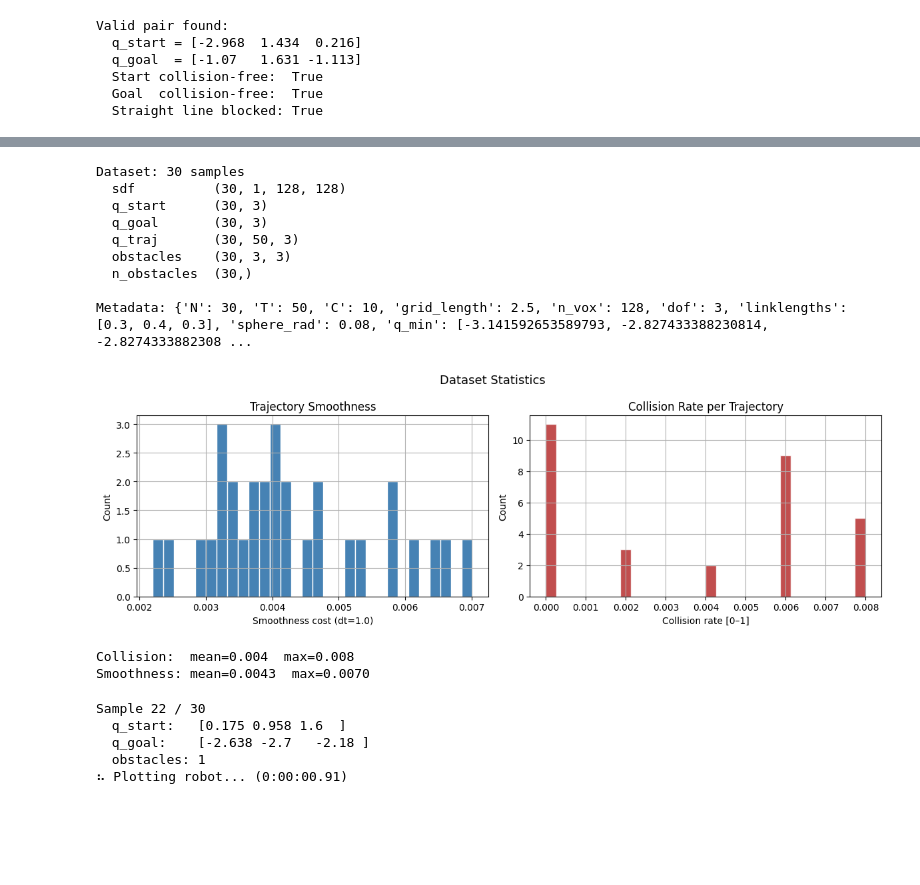
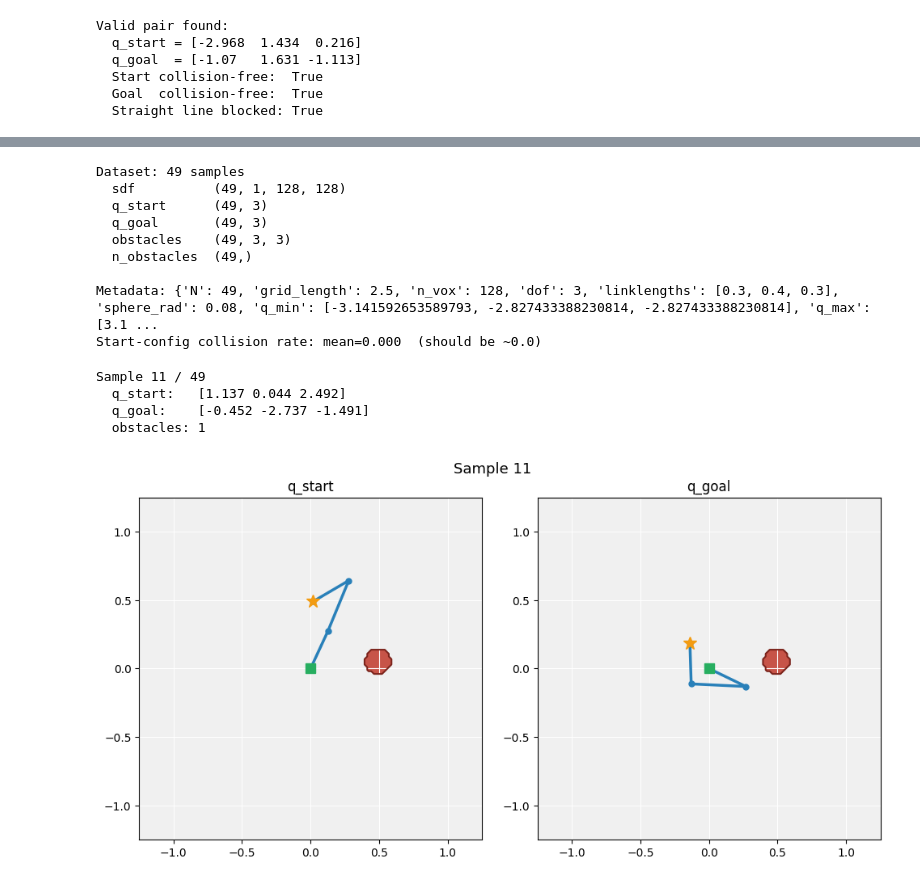
Before and after one commit to mangam-02/Self-Supervised-Learning-for-Robot-Motion-Planning, a Jupyter notebook: src/create_training_data.ipynb, the cells around one changed output, grey strips where cells are left out. Drawn from its saved outputs; the diff is of its cells as text; code cells hidden in the pictures; blank space fills up the shorter version.

```diff
--- a/src/create_training_data.ipynb
+++ b/src/create_training_data.ipynb
@@ -200,90 +180,73 @@ else:
     dof = dataset["metadata"]["dof"]
 
     print(f"Dataset: {N} samples")
-    for key in ("sdf", "q_start", "q_goal", "q_traj", "obstacles", "n_obstacles"):
+    for key in ("sdf", "q_start", "q_goal", "obstacles", "n_obstacles"):
         print(f"  {key:<12} {tuple(dataset[key].shape)}")
     print(f"\nMetadata: {dataset['metadata']}")
 
-    # Evaluate smoothness
-    smoothness = [
-        compute_smoothness_cost(dataset["q_traj"][i].unsqueeze(0), dt=1.0).item()
-        for i in range(min(N, 500))
-    ]
-
-    # Evaluate collision rate
+    # Evaluate collision rate of straight-line paths (sanity check: should be ~1.0)
     coll_rates = []
     for i in range(min(N, 100)):
-        q_t   = dataset["q_traj"][i]
         sdf_i = dataset["sdf"][i, 0]
-        sp    = get_world_spheres_torch(q_t, robot)
+        q_s   = dataset["q_start"][i].numpy()
+        q_g   = dataset["q_goal"][i].numpy()
+        sp    = get_world_spheres_torch(dataset["q_start"][i:i+1], robot)
         dist  = query_sdf_differentiable(sdf_i, sp.reshape(-1, 2), GRID_LENGTH)
         coll_rates.append((dist < 0).float().mean().item())
 
-    # Visualization in histograms
-    fig, axes = plt.subplots(1, 2, figsize=(12, 4))
-    axes[0].hist(smoothness, bins=30, color="steelblue", edgecolor="white")
-    axes[0].set(xlabel="Smoothness cost (dt=1.0)", ylabel="Count", title="Trajectory Smoothness")
-    axes[0].grid(True)
-
-    axes[1].hist(coll_rates, bins=30, color="firebrick", edgecolor="white", alpha=0.8)
-    axes[1].set(xlabel="Collision rate [0–1]", ylabel="Count", title="Collision Rate per Trajectory")
-    axes[1].grid(True)
-
-    plt.suptitle("Dataset Statistics", fontsize=13)
-    plt.tight_layout()
-    plt.show()
-
-    print(f"Collision:  mean={np.mean(coll_rates):.3f}  max={np.max(coll_rates):.3f}")
-    print(f"Smoothness: mean={np.mean(smoothness):.4f}  max={np.max(smoothness):.4f}")
+    print(f"Start-config collision rate: mean={np.mean(coll_rates):.3f}  (should be ~0.0)")
 # %% [output]
-Dataset: 30 samples
-  sdf          (30, 1, 128, 128)
-  q_start      (30, 3)
-  q_goal       (30, 3)
-  q_traj       (30, 50, 3)
-  obstacles    (30, 3, 3)
-  n_obstacles  (30,)
+Dataset: 49 samples
+  sdf          (49, 1, 128, 128)
+  q_start      (49, 3)
+  q_goal       (49, 3)
+  obstacles    (49, 3, 3)
+  n_obstacles  (49,)
 
-Metadata: {'N': 30, 'T': 50, 'C': 10, 'grid_length': 2.5, 'n_vox': 128, 'dof': 3, 'linklengths': [0.3, 0.4, 0.3], 'sphere_rad': 0.08, 'q_min': [-3.141592653589793, -2.827433388230814, -2.8274333882308 ...
+Metadata: {'N': 49, 'grid_length': 2.5, 'n_vox': 128, 'dof': 3, 'linklengths': [0.3, 0.4, 0.3], 'sphere_rad': 0.08, 'q_min': [-3.141592653589793, -2.827433388230814, -2.827433388230814], 'q_max': [3.1 ...
+Start-config collision rate: mean=0.000  (should be ~0.0)
-[figure, removed]
-Collision:  mean=0.004  max=0.008
-Smoothness: mean=0.0043  max=0.0070
 # %%
 # ---- Visualize a random sample from the dataset ----
 dataset = torch.load("data/training_dataset.pt", weights_only=False)
 N_ds    = dataset["metadata"]["N"]
 
 robot_ds = RobotInfo.from_linklengths(
     dataset["metadata"]["linklengths"],
     sphere_rad=dataset["metadata"]["sphere_rad"],
 )
 
 SAMPLE_IDX = None  # set to an integer to pin a specific sample
 if SAMPLE_IDX is None:
     SAMPLE_IDX = torch.randint(0, N_ds, (1,)).item()
 
-q_start_np    = dataset["q_start"][SAMPLE_IDX].numpy()
-q_goal_np     = dataset["q_goal"][SAMPLE_IDX].numpy()
-q_traj_ref_np = dataset["q_traj"][SAMPLE_IDX].numpy()
+q_start_np = dataset["q_start"][SAMPLE_IDX].numpy()
+q_goal_np  = dataset["q_goal"][SAMPLE_IDX].numpy()
 
 n_obs    = dataset["n_obstacles"][SAMPLE_IDX].item()
 obs_data = dataset["obstacles"][SAMPLE_IDX]
 obstacles_sample = Obstacles(
     x=obs_data[:n_obs, 0].numpy(),
     y=obs_data[:n_obs, 1].numpy(),
     r=obs_data[:n_obs, 2].numpy(),
 )
 
 print(f"Sample {SAMPLE_IDX} / {N_ds}")
 print(f"  q_start:   {np.round(q_start_np, 3)}")
 print(f"  q_goal:    {np.round(q_goal_np, 3)}")
 print(f"  obstacles: {n_obs}")
 
-viz = RobotViewer(q_traj_ref_np, robot_ds, obstacles=obstacles_sample)
-viz.plot()
+# Visualize start and goal configurations
+fig, axes = plt.subplots(1, 2, figsize=(10, 5))
+sdf_sample = dataset["sdf"][SAMPLE_IDX]
+for ax, q, title in zip(axes, [q_start_np, q_goal_np], ["q_start", "q_goal"]):
+    visualize_environment(sdf_sample, GRID_LENGTH, ax=ax, robot=robot_ds, q=q)
+    ax.set_title(title)
+plt.suptitle(f"Sample {SAMPLE_IDX}", fontsize=13)
+plt.tight_layout()
+plt.show()
 # %% [output]
-Sample 22 / 30
-  q_start:   [0.175 0.958 1.6  ]
-  q_goal:    [-2.638 -2.7   -2.18 ]
+Sample 11 / 49
+  q_start:   [1.137 0.044 2.492]
+  q_goal:    [-0.452 -2.737 -1.491]
   obstacles: 1
-⠦ Plotting robot... (0:00:00.91)
+[figure, added]
```
Also changed, not shown: parts of 3 cells of this notebook, 3 other files.
